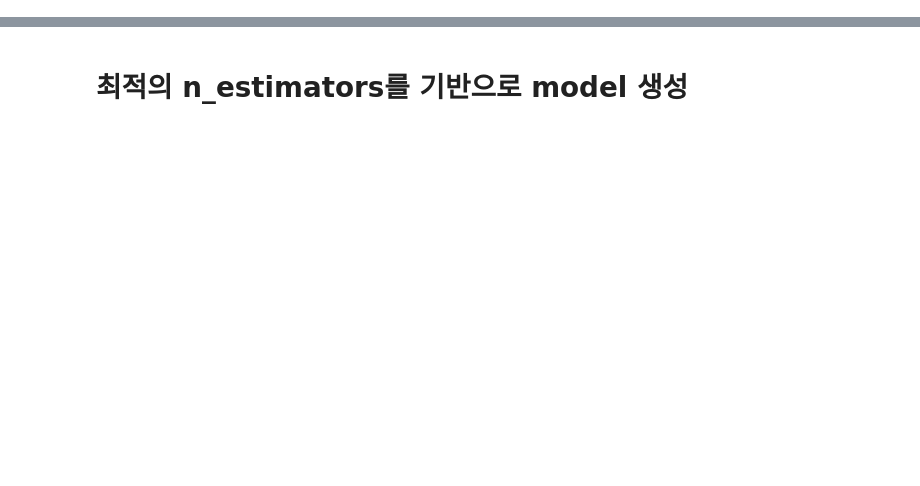
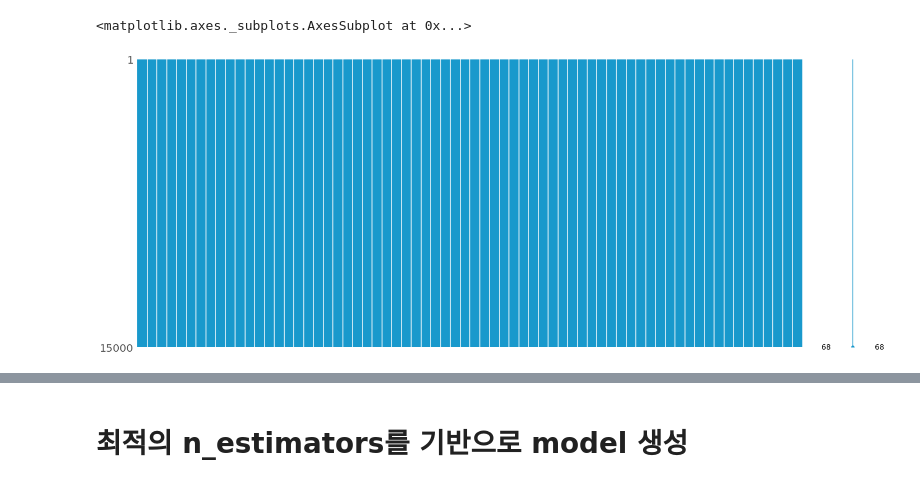
Before and after one commit to Bae-hong-seob/Dacon-SWuniversity-competition, a Jupyter notebook: sobeee/RandomForest.ipynb, the cells around one changed output, grey strips where cells are left out. Cells and saved outputs as stored; diff of their text form; code cells hidden in the pictures; blank space fills up the shorter version.

```diff
--- a/sobeee/RandomForest.ipynb
+++ b/sobeee/RandomForest.ipynb
@@ -20,0 +118,17 @@ test  = pd.read_csv('/content/drive/MyDrive/Dacon/test.csv')
+# %%
+# finish handling missing values!
+npas_cols = ['Q{}'.format(i) for i in range(1,27)]
+tipi_cols = ['TIPI{}'.format(i) for i in range(1,11)]
+vcl_cols = ['VCL{}'.format(i) for i in range(1,17)]
+mach_cols = ['Q{}'.format(i) for i in range(1,21)]
+nomach_cols = ['Q{}'.format(i) for i in range(21,27)]
+q_cols = [npas_cols, tipi_cols, vcl_cols]
+
+for col in q_cols :
+    transformer = SimpleImputer()
+    processed_data[col] = transformer.fit_transform(processed_data[col])
+
+msno.matrix(processed_data.iloc[:, :], color=(0.1, 0.6, 0.8))
+# %% [output]
+<matplotlib.axes._subplots.AxesSubplot at 0x...>
+[figure, added]
```
Also changed, not shown: parts of 38 cells of this notebook.
